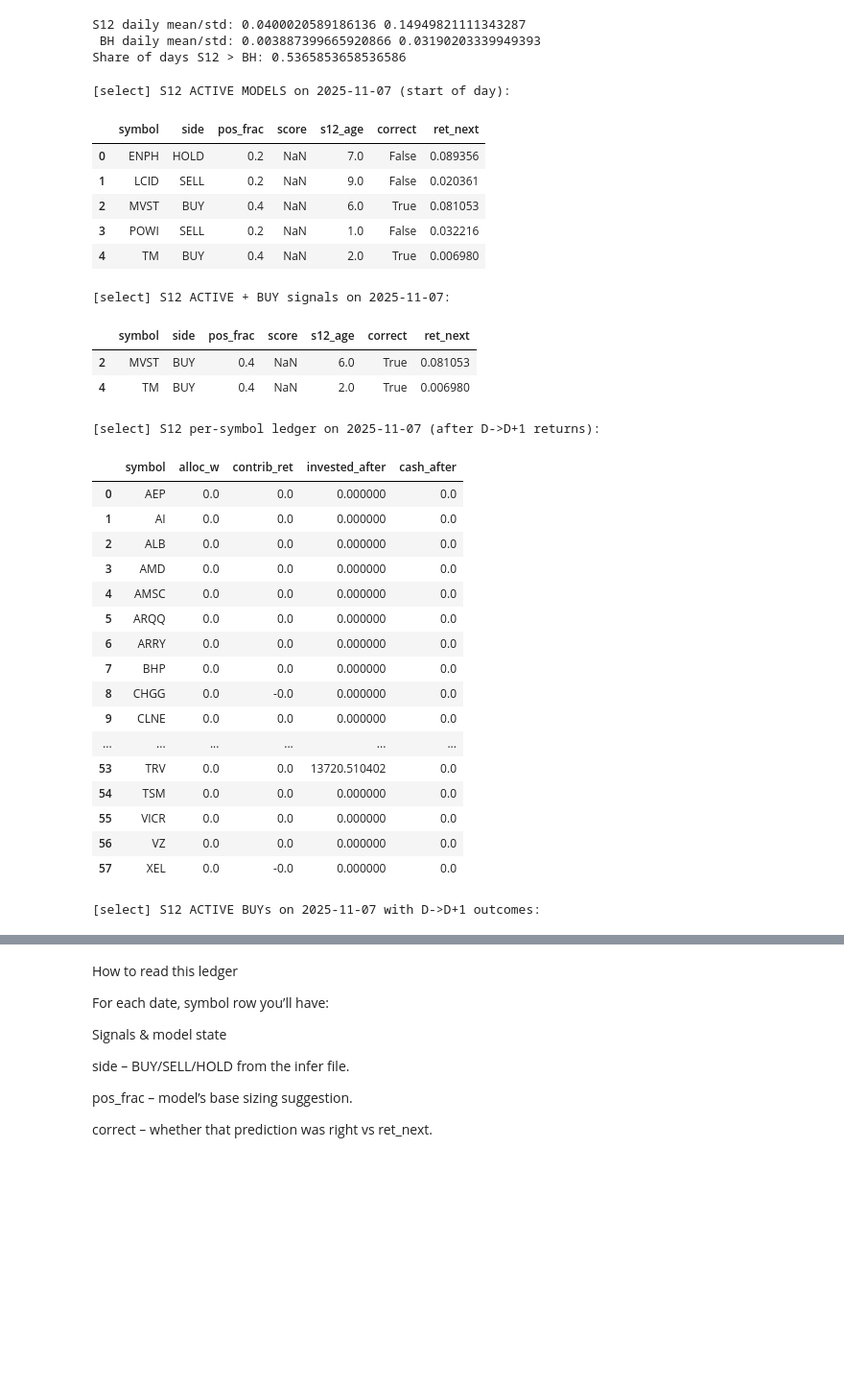
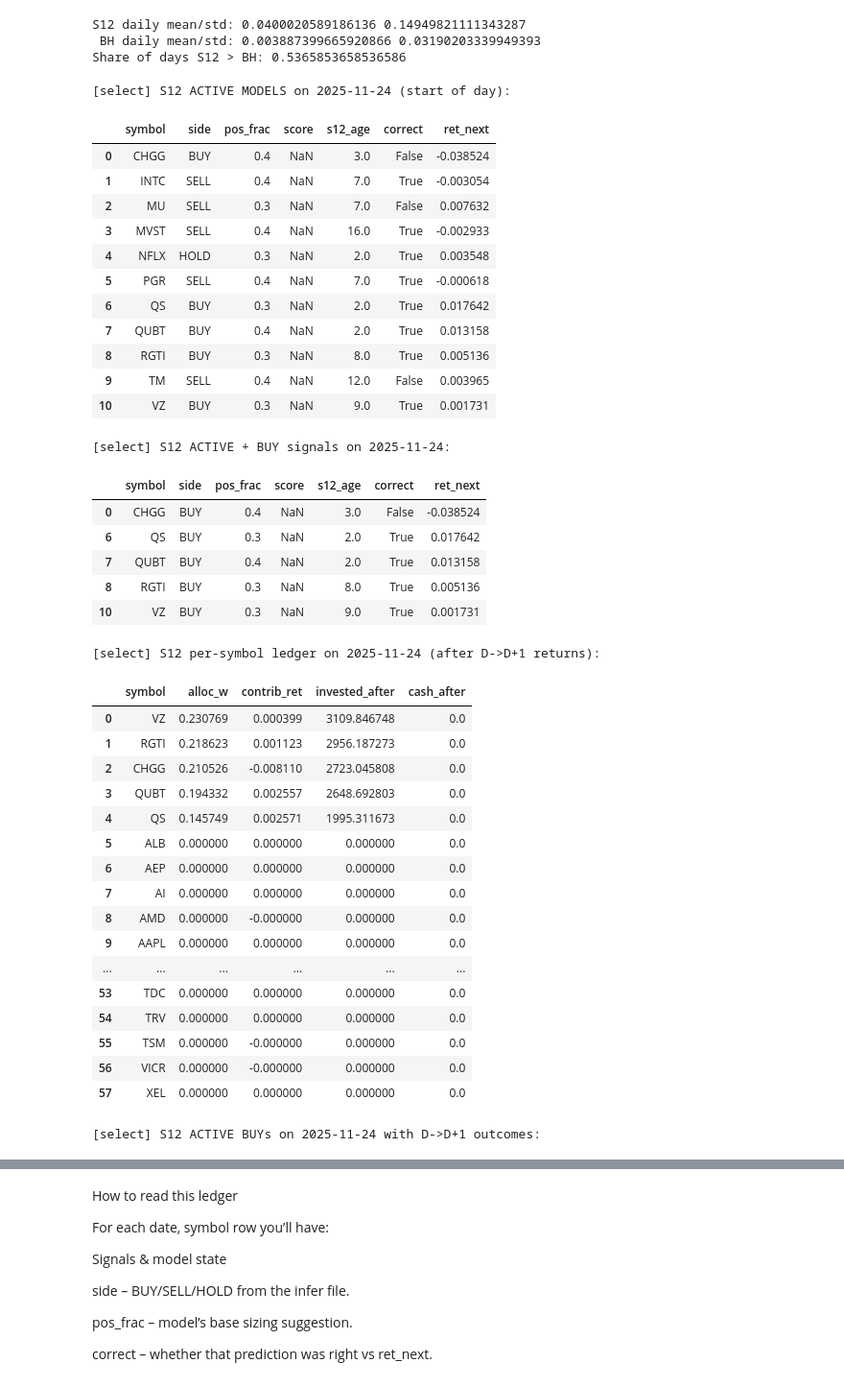
Before and after one commit to brobinson234/algo1, a Jupyter notebook: review_infers4.ipynb, the cells around one changed output, grey strips where cells are left out. Shown at 96% size. Saved outputs shown, nothing was run; the diff lists cells and outputs as text; code cells hidden in the pictures; blank space fills up the shorter version.

```diff
--- a/review_infers4.ipynb
+++ b/review_infers4.ipynb
@@ -125,7 +282,7 @@ Why it exists: Catches momentum/regime shifts faster than S8’s all-history gat
 # %%
 # EDIT THIS: symbols you want to include in the "select" slice
-SELECT_SYMBOLS = ["NVDA",'QS','SLDP','GOOGL','MSFT'
- #,'BYND',
+SELECT_SYMBOLS = ["NVDA",'QS','SLDP','GOOGL','MSFT',
+ #'BYND',
 
  "AAPL", 'AEP', 'AI', 'ALB', 'AMD', 'AMSC', 'ARQQ', 'ARRY', 'BHP',  'CHGG', 'CLNE', 'COST', 'ELVA',
  'ENPH', 'ENVX', 'EOSE', 'EVGO', 'FLNC', 'FSLR'
@@ -423,12 +580,18 @@ else:
 
 # Hygiene: drop impossible rows, sort, and de-dup
 sort_cols = [c for c in ["symbol","date","timestamp_utc"] if c in all_inf.columns]
+sort_cols = [c for c in ["symbol","date","timestamp_utc"] if c in all_inf.columns]
+dedup_cols = ["symbol", "date"]
+if "model_kind" in all_inf.columns:
+    dedup_cols.append("model_kind")
+
 all_inf = (
     all_inf
     .dropna(subset=["symbol","date"], how="any")
     .sort_values(sort_cols, na_position="last")
-    .drop_duplicates(subset=["symbol","date"], keep="last")
+    .drop_duplicates(subset=dedup_cols, keep="last")
 )
+
 
 print(f"Unified rows: {len(all_inf):,} | files parsed: {len(dfs)} | failures: {failures}")
 print("Source kinds:\n", all_inf["src_kind"].value_counts(dropna=False))
@@ -3406,7 +3800,7 @@ OUT = Path("./out")
 
 # --------- 0) Choose universe + day to inspect ---------
 TAG = "select"      # or "select" or "all"
-TARGET_DATE = pd.Timestamp("2025-11-07")  # change as needed
+TARGET_DATE = pd.Timestamp("2025-11-24")  # change as needed
 
 # --------- 1) Build the matching base slice (ALL vs SELECT) ---------
 if TAG == "all":
@@ -3481,60 +3875,69 @@ view["pnl_contrib_pct"]  = view["contrib_ret"].astype(float) * 100.0
 
 print(f"\n[{TAG}] S12 ACTIVE BUYs on {TARGET_DATE.date()} with D->D+1 outcomes:")
 display(
     view[
         [
             "symbol",
             "side",
             "pos_frac",
             "score",
             "s12_age",
             "correct",
             "next_day_ret_pct",
             "alloc_w",
             "pnl_contrib_pct",
             "invested_after",
         ]
     ]
 )
 
 # --------- 5) Sanity check: contrib_ret vs daily TWR ---------
 twr_day = float(port_s12.loc[port_s12["date"] == TARGET_DATE, "twr_ret"].iloc[0])
 sum_contrib = float(ledger_day["contrib_ret"].sum())
 
 print(
     f"\n[{TAG}] Sanity check for {TARGET_DATE.date()}:"
     f"\n  S12 twr_ret (portfolio)          = {twr_day:.6f}"
     f"\n  Sum of contrib_ret (per-symbol)  = {sum_contrib:.6f}"
 )
 # %% [output]
-[select] S12 ACTIVE MODELS on 2025-11-07 (start of day):
+[select] S12 ACTIVE MODELS on 2025-11-24 (start of day):
 |  | symbol | side | pos_frac | score | s12_age | correct | ret_next |
-| 0 | ENPH | HOLD | 0.2 | NaN | 7.0 | False | 0.089356 |
-| 1 | LCID | SELL | 0.2 | NaN | 9.0 | False | 0.020361 |
-| 2 | MVST | BUY | 0.4 | NaN | 6.0 | True | 0.081053 |
-| 3 | POWI | SELL | 0.2 | NaN | 1.0 | False | 0.032216 |
-| 4 | TM | BUY | 0.4 | NaN | 2.0 | True | 0.006980 |
+| 0 | CHGG | BUY | 0.4 | NaN | 3.0 | False | -0.038524 |
+| 1 | INTC | SELL | 0.4 | NaN | 7.0 | True | -0.003054 |
+| 2 | MU | SELL | 0.3 | NaN | 7.0 | False | 0.007632 |
+| 3 | MVST | SELL | 0.4 | NaN | 16.0 | True | -0.002933 |
+| 4 | NFLX | HOLD | 0.3 | NaN | 2.0 | True | 0.003548 |
+| 5 | PGR | SELL | 0.4 | NaN | 7.0 | True | -0.000618 |
+| 6 | QS | BUY | 0.3 | NaN | 2.0 | True | 0.017642 |
+| 7 | QUBT | BUY | 0.4 | NaN | 2.0 | True | 0.013158 |
+| 8 | RGTI | BUY | 0.3 | NaN | 8.0 | True | 0.005136 |
+| 9 | TM | SELL | 0.4 | NaN | 12.0 | False | 0.003965 |
+| 10 | VZ | BUY | 0.3 | NaN | 9.0 | True | 0.001731 |
-[select] S12 ACTIVE + BUY signals on 2025-11-07:
+[select] S12 ACTIVE + BUY signals on 2025-11-24:
 |  | symbol | side | pos_frac | score | s12_age | correct | ret_next |
-| 2 | MVST | BUY | 0.4 | NaN | 6.0 | True | 0.081053 |
-| 4 | TM | BUY | 0.4 | NaN | 2.0 | True | 0.006980 |
+| 0 | CHGG | BUY | 0.4 | NaN | 3.0 | False | -0.038524 |
+| 6 | QS | BUY | 0.3 | NaN | 2.0 | True | 0.017642 |
+| 7 | QUBT | BUY | 0.4 | NaN | 2.0 | True | 0.013158 |
+| 8 | RGTI | BUY | 0.3 | NaN | 8.0 | True | 0.005136 |
+| 10 | VZ | BUY | 0.3 | NaN | 9.0 | True | 0.001731 |
-[select] S12 per-symbol ledger on 2025-11-07 (after D->D+1 returns):
+[select] S12 per-symbol ledger on 2025-11-24 (after D->D+1 returns):
 |  | symbol | alloc_w | contrib_ret | invested_after | cash_after |
-| 0 | AEP | 0.0 | 0.0 | 0.000000 | 0.0 |
-| 1 | AI | 0.0 | 0.0 | 0.000000 | 0.0 |
-| 2 | ALB | 0.0 | 0.0 | 0.000000 | 0.0 |
-| 3 | AMD | 0.0 | 0.0 | 0.000000 | 0.0 |
-| 4 | AMSC | 0.0 | 0.0 | 0.000000 | 0.0 |
-| 5 | ARQQ | 0.0 | 0.0 | 0.000000 | 0.0 |
-| 6 | ARRY | 0.0 | 0.0 | 0.000000 | 0.0 |
-| 7 | BHP | 0.0 | 0.0 | 0.000000 | 0.0 |
-| 8 | CHGG | 0.0 | -0.0 | 0.000000 | 0.0 |
-| 9 | CLNE | 0.0 | 0.0 | 0.000000 | 0.0 |
+| 0 | VZ | 0.230769 | 0.000399 | 3109.846748 | 0.0 |
+| 1 | RGTI | 0.218623 | 0.001123 | 2956.187273 | 0.0 |
+| 2 | CHGG | 0.210526 | -0.008110 | 2723.045808 | 0.0 |
+| 3 | QUBT | 0.194332 | 0.002557 | 2648.692803 | 0.0 |
+| 4 | QS | 0.145749 | 0.002571 | 1995.311673 | 0.0 |
+| 5 | ALB | 0.000000 | 0.000000 | 0.000000 | 0.0 |
+| 6 | AEP | 0.000000 | 0.000000 | 0.000000 | 0.0 |
+| 7 | AI | 0.000000 | 0.000000 | 0.000000 | 0.0 |
+| 8 | AMD | 0.000000 | -0.000000 | 0.000000 | 0.0 |
+| 9 | AAPL | 0.000000 | 0.000000 | 0.000000 | 0.0 |
 | ... | ... | ... | ... | ... | ... |
-| 53 | TRV | 0.0 | 0.0 | 13720.510402 | 0.0 |
-| 54 | TSM | 0.0 | 0.0 | 0.000000 | 0.0 |
-| 55 | VICR | 0.0 | 0.0 | 0.000000 | 0.0 |
-| 56 | VZ | 0.0 | 0.0 | 0.000000 | 0.0 |
-| 57 | XEL | 0.0 | -0.0 | 0.000000 | 0.0 |
+| 53 | TDC | 0.000000 | 0.000000 | 0.000000 | 0.0 |
+| 54 | TRV | 0.000000 | 0.000000 | 0.000000 | 0.0 |
+| 55 | TSM | 0.000000 | -0.000000 | 0.000000 | 0.0 |
+| 56 | VICR | 0.000000 | -0.000000 | 0.000000 | 0.0 |
+| 57 | XEL | 0.000000 | 0.000000 | 0.000000 | 0.0 |
-[select] S12 ACTIVE BUYs on 2025-11-07 with D->D+1 outcomes:
+[select] S12 ACTIVE BUYs on 2025-11-24 with D->D+1 outcomes:
 |  | symbol | side | pos_frac | score | s12_age | correct | next_day_ret_pct | alloc_w | pnl_contrib_pct | ... |
```
Also changed, not shown: parts of 28 cells of this notebook, 6 other files.
